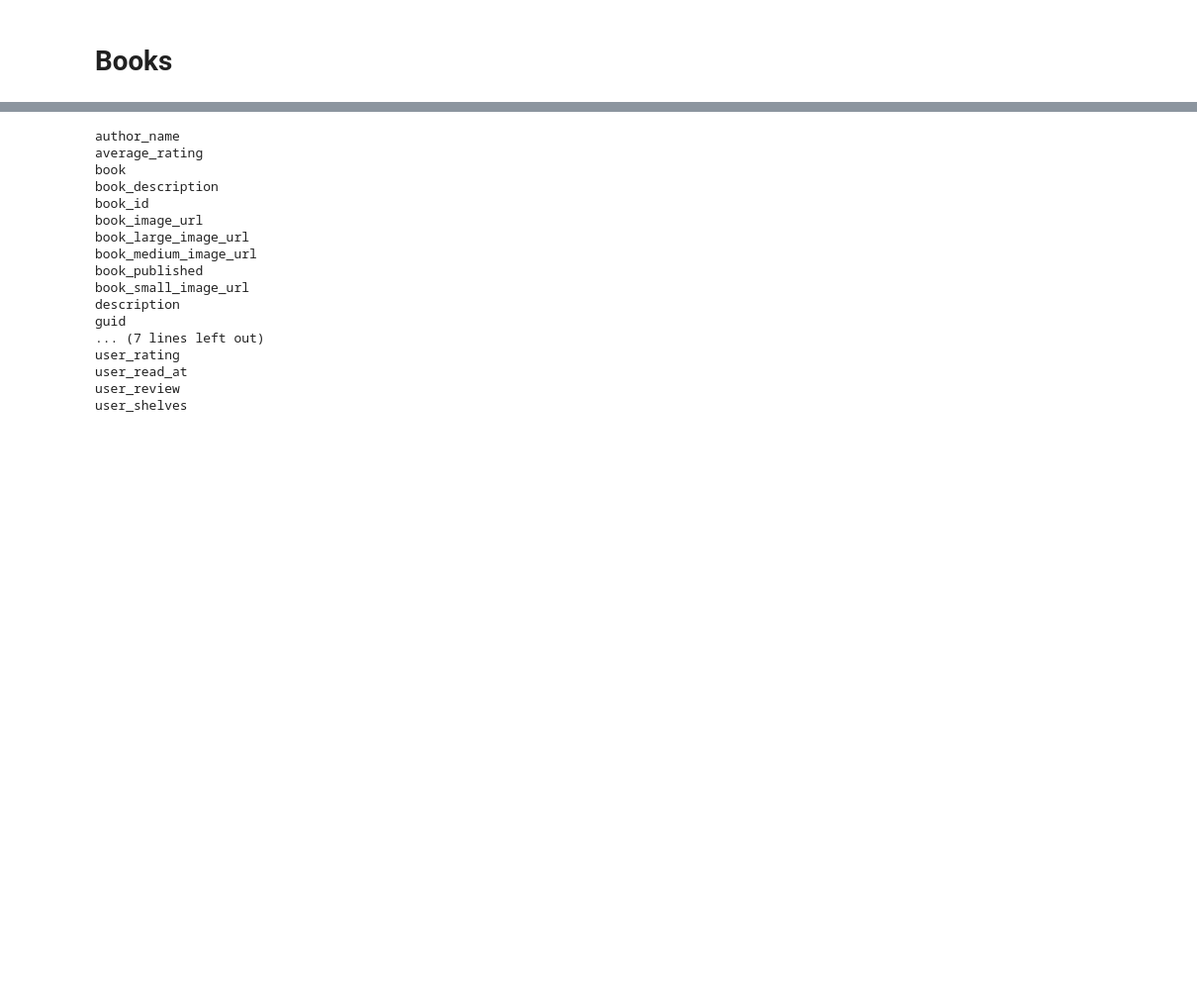
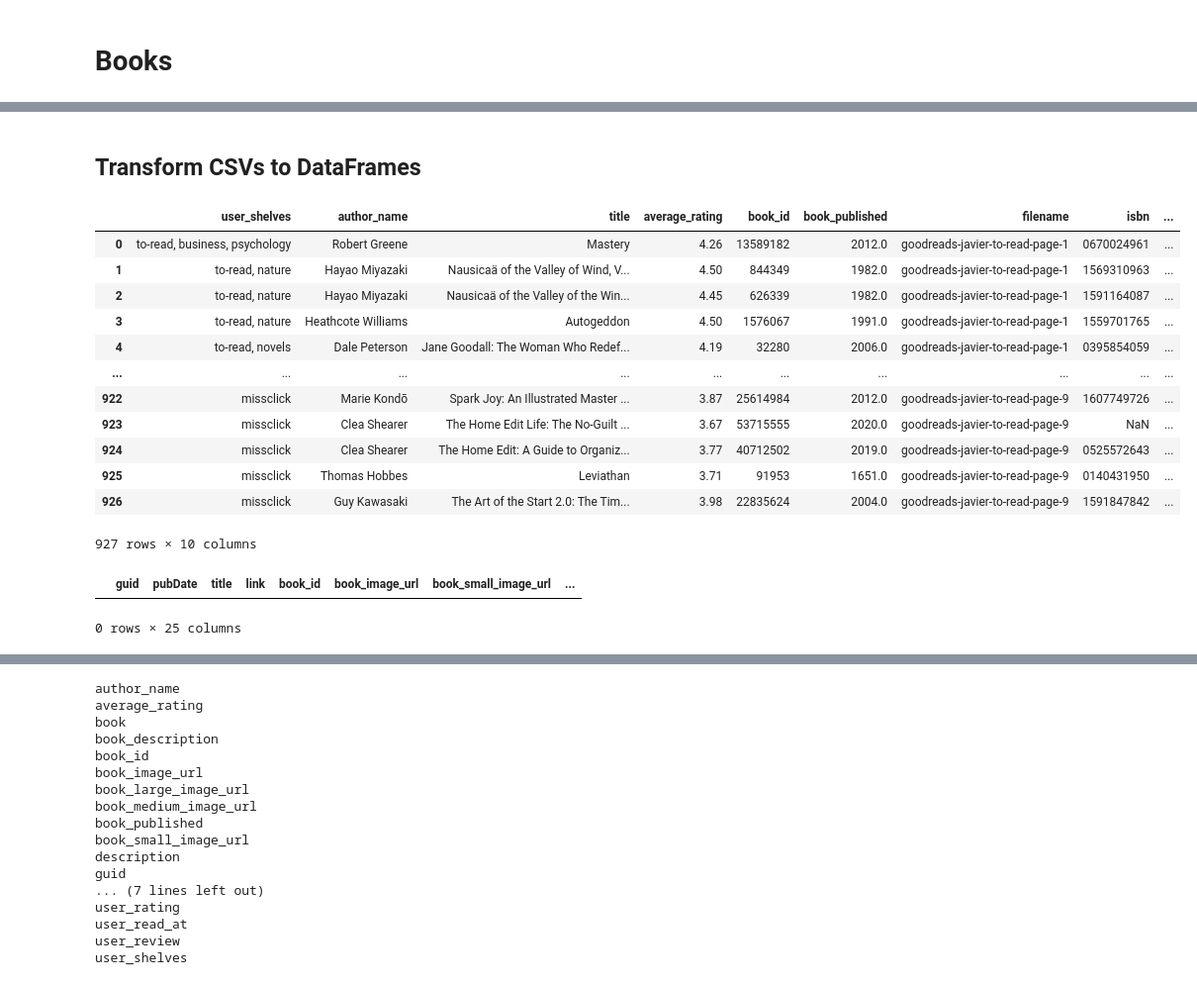
Before and after one commit to jgonzal1/jgonzal1.github.io, a Jupyter notebook: assets/📚.ipynb, the cells around one changed output, grey strips where cells are left out. Shown at 99% size. Drawn from its saved outputs; the diff is of its cells as text; code cells hidden in the pictures; blank space fills up the shorter version.

```diff
--- a/assets/📚.ipynb
+++ b/assets/📚.ipynb
@@ -30,0 +49,44 @@ print("n_books",len(all_books_df))
+# %% [markdown]
+## Transform CSVs to DataFrames
+# %%
+from pathlib import Path
+import pandas as pd
+
+path = "../data/goodreads-to-read"
+files = Path(path).glob('*.csv')
+to_read_books_df = pd.concat(
+  (pd.read_csv(f).assign(filename=f.stem) for f in files)
+  , ignore_index=True
+).drop_duplicates()
+del to_read_books_df["Unnamed: 0"]
+to_read_books_df["date_shelved"] = to_read_books_df["user_date_added"].apply(
+  lambda da: pd.to_datetime(da, format='mixed')
+)
+to_read_books_df[[
+  "user_shelves", "author_name", "title", "average_rating"
+  , "book_id", "book_published", "filename", "isbn"
+  , "date_shelved", "user_rating"
+]]
+# %% [output]
+|  | user_shelves | author_name | title | average_rating | book_id | book_published | filename | isbn | ... |
+| 0 | to-read, business, psychology | Robert Greene | Mastery | 4.26 | 13589182 | 2012.0 | goodreads-javier-to-read-page-1 | 0670024961 | ... |
+| 1 | to-read, nature | Hayao Miyazaki | Nausicaä of the Valley of Wind, V... | 4.50 | 844349 | 1982.0 | goodreads-javier-to-read-page-1 | 1569310963 | ... |
+| 2 | to-read, nature | Hayao Miyazaki | Nausicaä of the Valley of the Win... | 4.45 | 626339 | 1982.0 | goodreads-javier-to-read-page-1 | 1591164087 | ... |
+| 3 | to-read, nature | Heathcote Williams | Autogeddon | 4.50 | 1576067 | 1991.0 | goodreads-javier-to-read-page-1 | 1559701765 | ... |
+| 4 | to-read, novels | Dale Peterson | Jane Goodall: The Woman Who Redef... | 4.19 | 32280 | 2006.0 | goodreads-javier-to-read-page-1 | 0395854059 | ... |
+| ... | ... | ... | ... | ... | ... | ... | ... | ... | ... |
+| 922 | missclick | Marie Kondō | Spark Joy: An Illustrated Master ... | 3.87 | 25614984 | 2012.0 | goodreads-javier-to-read-page-9 | 1607749726 | ... |
+| 923 | missclick | Clea Shearer | The Home Edit Life: The No-Guilt ... | 3.67 | 53715555 | 2020.0 | goodreads-javier-to-read-page-9 | NaN | ... |
+| 924 | missclick | Clea Shearer | The Home Edit: A Guide to Organiz... | 3.77 | 40712502 | 2019.0 | goodreads-javier-to-read-page-9 | 0525572643 | ... |
+| 925 | missclick | Thomas Hobbes | Leviathan | 3.71 | 91953 | 1651.0 | goodreads-javier-to-read-page-9 | 0140431950 | ... |
+| 926 | missclick | Guy Kawasaki | The Art of the Start 2.0: The Tim... | 3.98 | 22835624 | 2004.0 | goodreads-javier-to-read-page-9 | 1591847842 | ... |
+927 rows × 10 columns
+# %%
+to_read_books_df[
+  books_df["shelves"].str.contains("read-next-shortlist") | #user_shelves
+  books_df["shelves"].str.contains("currently-reading")
+]
+to_read_books_df
+# %% [output]
+|  | guid | pubDate | title | link | book_id | book_image_url | book_small_image_url | ... |
+0 rows × 25 columns
```
Also changed, not shown: parts of 9 cells of this notebook.
